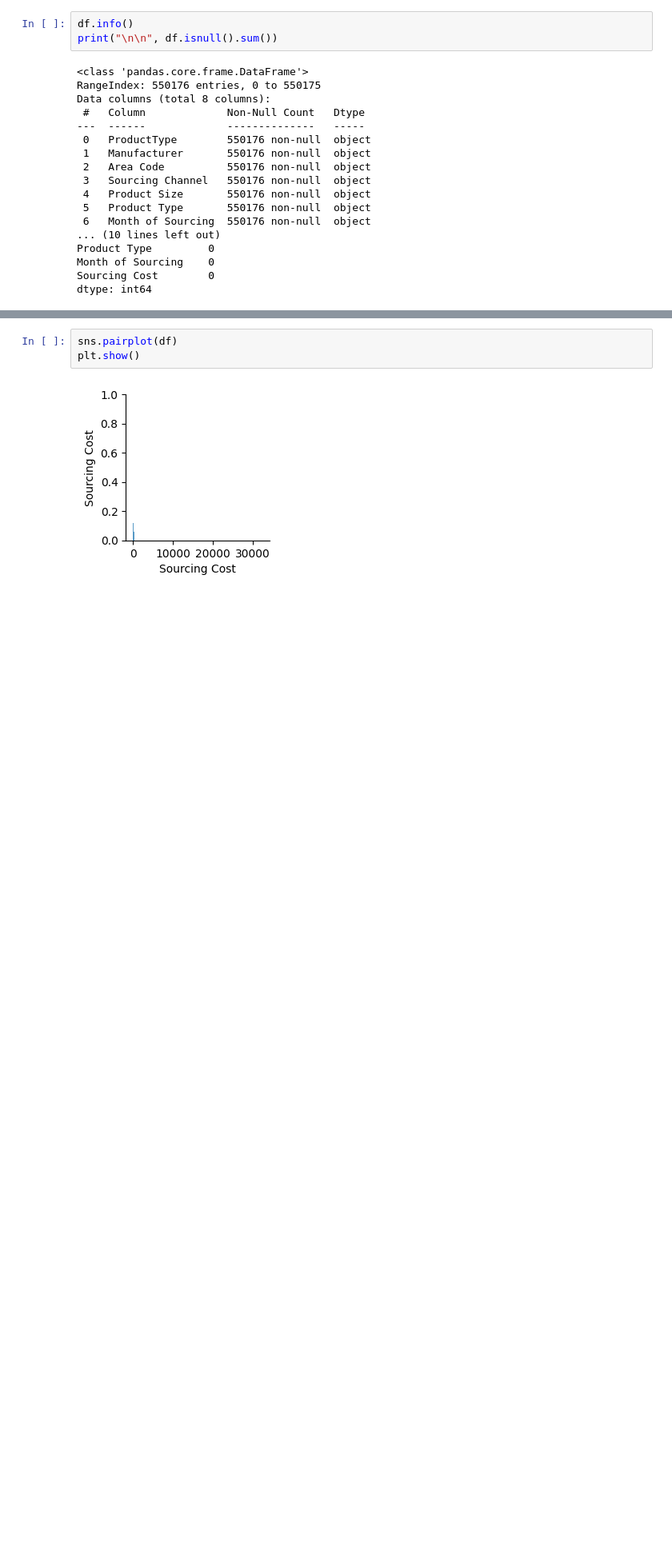
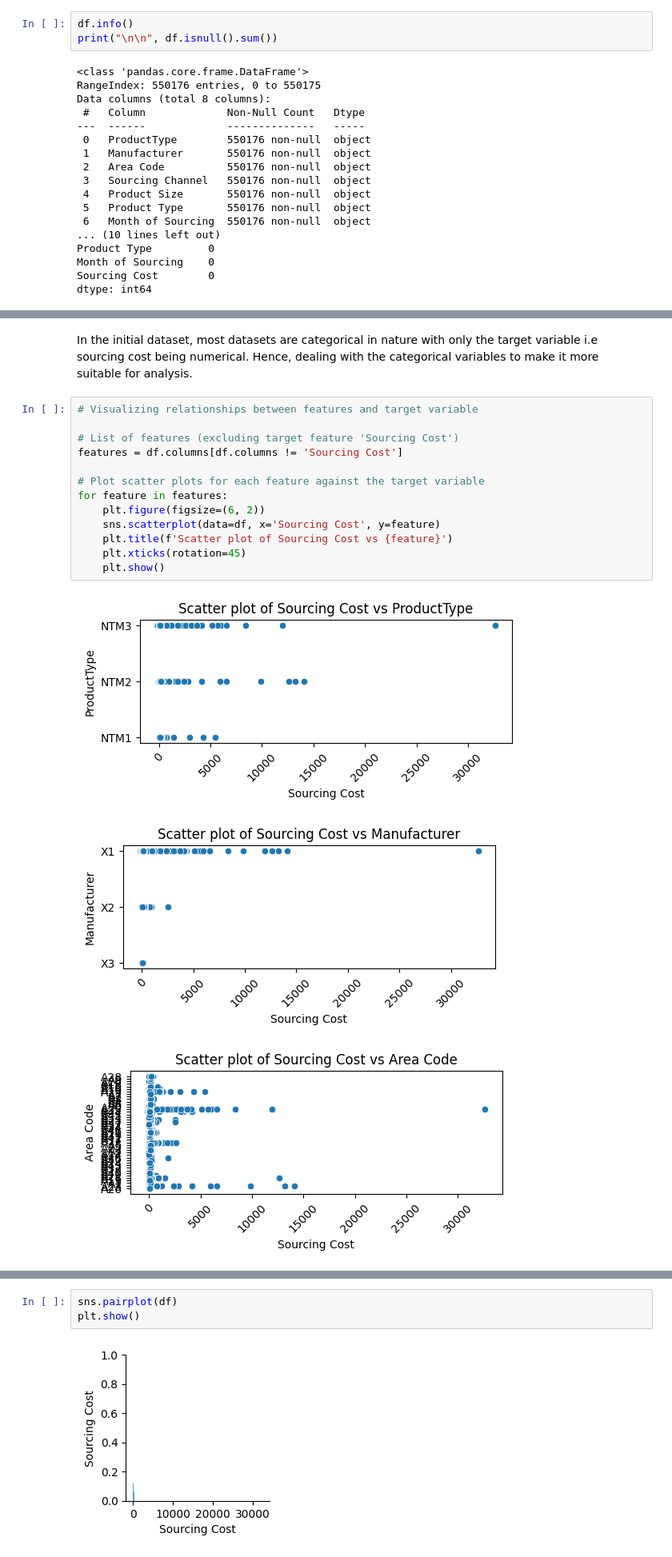
Before and after one commit to aarohisp/Aarohi_AIML-Coding-challenge, a Jupyter notebook: DS_ML_coding_challenge.ipynb, the cells around one changed output, grey strips where cells are left out. Shown at 80% size. Saved outputs shown, nothing was run; the diff lists cells and outputs as text; blank space fills up the shorter version.

```diff
--- a/DS_ML_coding_challenge.ipynb
+++ b/DS_ML_coding_challenge.ipynb
@@ -78,0 +158,19 @@ Exloring the Statistics of the target variable
+# %% [markdown]
+In the initial dataset, most datasets are categorical in nature with only the target variable i.e sourcing cost being numerical. Hence, dealing with the categorical variables to make it more suitable for analysis.
+# %%
+# Visualizing relationships between features and target variable
+
+# List of features (excluding target feature 'Sourcing Cost')
+features = df.columns[df.columns != 'Sourcing Cost']
+
+# Plot scatter plots for each feature against the target variable
+for feature in features:
+    plt.figure(figsize=(6, 2))
+    sns.scatterplot(data=df, x='Sourcing Cost', y=feature)
+    plt.title(f'Scatter plot of Sourcing Cost vs {feature}')
+    plt.xticks(rotation=45)
+    plt.show()
+# %% [output]
+[figure, added]
+[figure, added]
+[figure, added]
```
Also changed, not shown: parts of 59 cells of this notebook.
